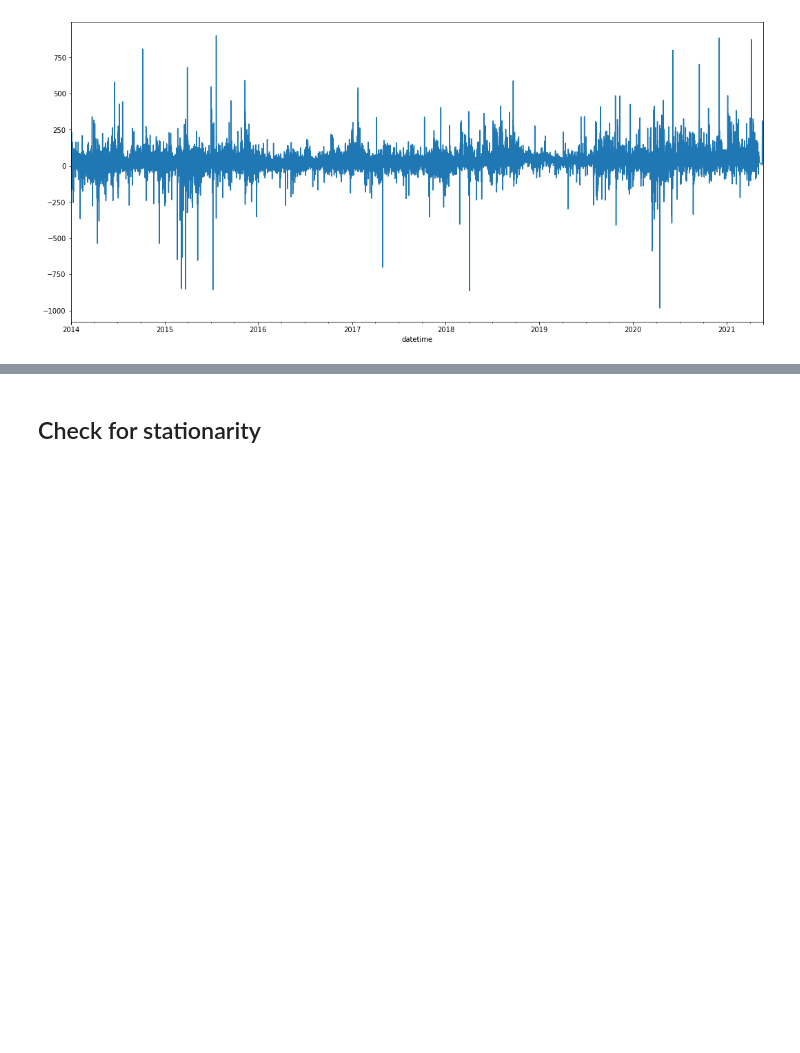
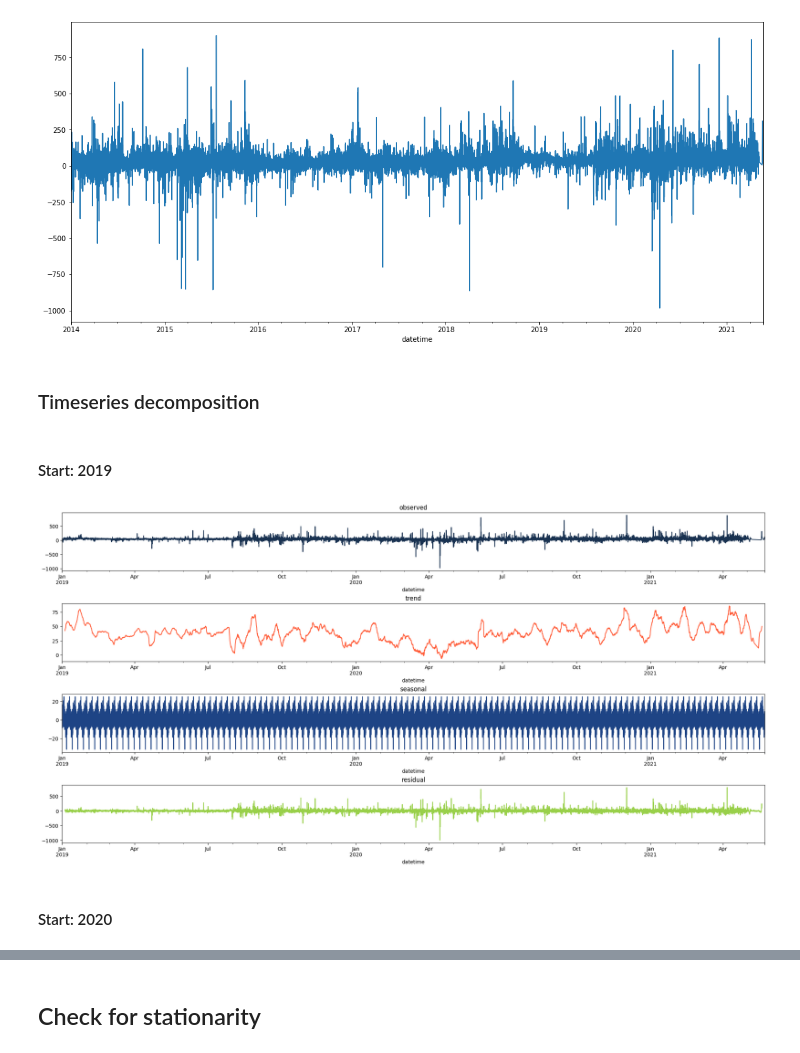
Before and after one commit to AaronsHub/capstone_energy, a Jupyter notebook: notebooks/eda_imbalance_price.ipynb, the cells around one changed output, grey strips where cells are left out. Saved outputs shown, nothing was run; the diff lists cells and outputs as text; code cells hidden in the pictures; blank space fills up the shorter version.

```diff
--- a/notebooks/eda_imbalance_price.ipynb
+++ b/notebooks/eda_imbalance_price.ipynb
@@ -412,3 +410,7 @@ bigdata_1h['imbalance_price_target'].plot()
 # %% [output]
 <AxesSubplot:xlabel='datetime'>
 [figure]
+# %% [markdown]
+### Timeseries decomposition
+# %% [markdown]
+#### Start: 2019
@@ -414,0 +419,29 @@ bigdata_1h['imbalance_price_target'].plot()
+# %%
+# Define plotting parameters and custom color palette
+cmaps_hex = ['#193251','#FF5A36','#1E4485', '#99D04A','#FF5A36', '#DB6668']
+#sns.set_palette(palette=cmaps_hex)
+sns_c = sns.color_palette(palette=cmaps_hex)
+
+plt.rcParams['figure.figsize'] = [15, 5]
+plt.rcParams['figure.dpi'] = 100
+# %%
+# Check decomposition of trend, seasonality and residue of original time series
+decomposition = seasonal_decompose(x=bigdata_1h_19_21['imbalance_price_target'],
+                                   model='additive',
+                                   period=168)
+
+
+fig, ax = plt.subplots(4, 1, figsize=(12, 12), constrained_layout=True)
+decomposition.observed.plot(c=sns_c[0], ax=ax[0])
+ax[0].set(title='observed')
+decomposition.trend.plot(c=sns_c[1], ax=ax[1])
+ax[1].set(title='trend')
+decomposition.seasonal.plot(c=sns_c[2], ax=ax[2])
+ax[2].set(title='seasonal')
+decomposition.resid.plot(c=sns_c[3], ax=ax[3])
+ax[3].set(title='residual')
+fig.set_size_inches(20, 10);
+# %% [output]
+[figure, added]
+# %% [markdown]
+#### Start: 2020
```
Also changed, not shown: parts of 17 cells of this notebook.
